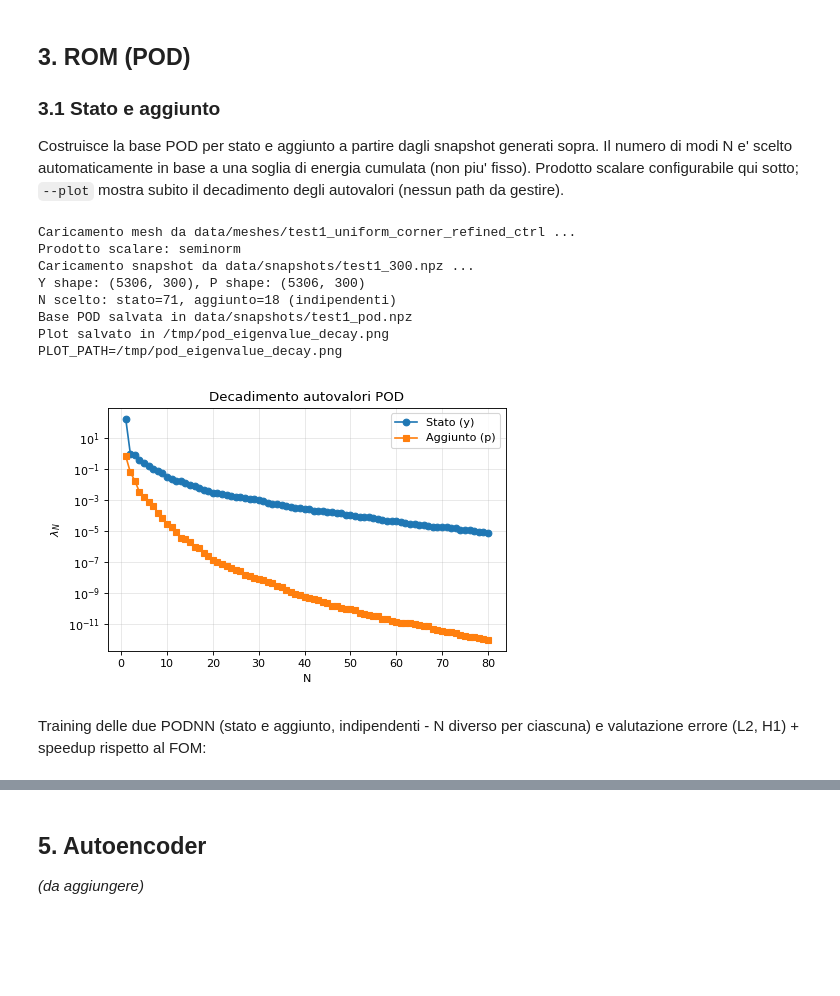
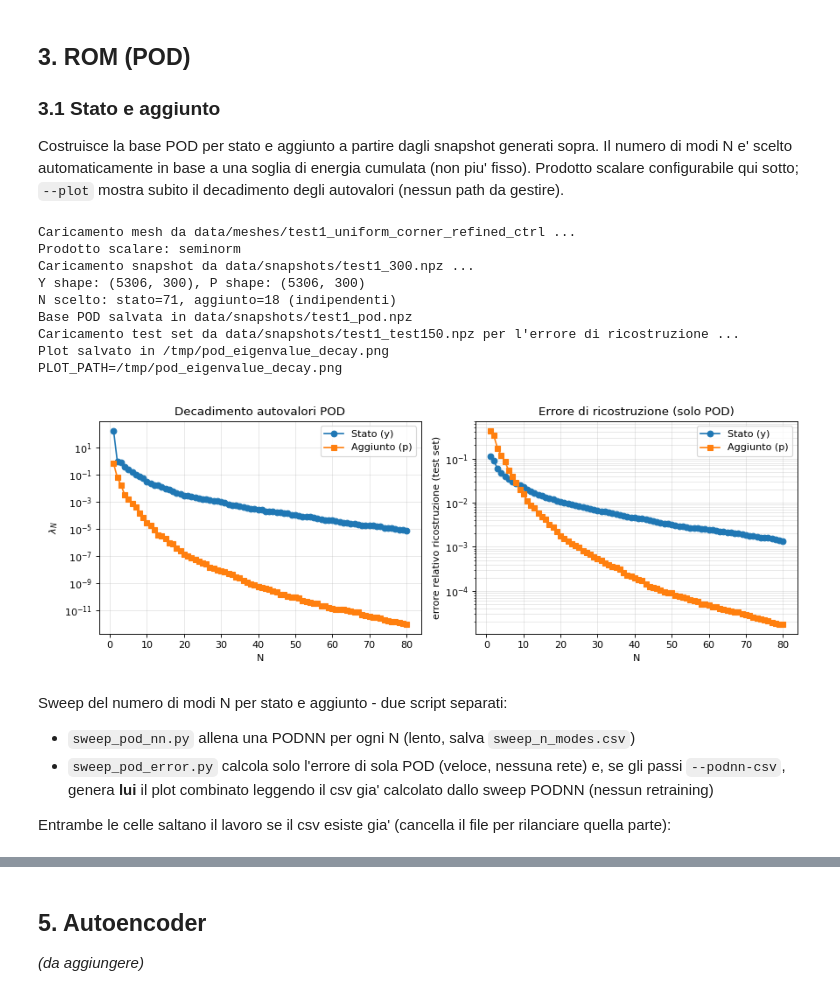
Before and after one commit to roccnroll/vbOCP, a Jupyter notebook: notebooks/run_pipeline_colab.ipynb, the cells around one changed output, grey strips where cells are left out. Drawn from its saved outputs; the diff is of its cells as text; code cells hidden in the pictures; blank space fills up the shorter version.

```diff
--- a/notebooks/run_pipeline_colab.ipynb
+++ b/notebooks/run_pipeline_colab.ipynb
@@ -138,28 +138,39 @@ Costruisce la base POD per stato e aggiunto a partire dagli snapshot generati so
 # %%
 INNER_PRODUCT = 'seminorm'  # 'seminorm' (solo A_diff) o 'full' (A_diff + M_full)
 ENERGY_THRESHOLD = 1-1e-6   # N scelto automaticamente in base a questa soglia
+NORMALIZE_CORRELATION = True  # divide la matrice di correlazione per M (eq. 17 del paper) - non cambia
+                               # la base ne' N scelto, solo la scala di lambda nel plot
 POD_PATH = os.path.join(SNAPSHOTS_DIR, 'test1_pod.npz')
+
+normalize_flag = '' if NORMALIZE_CORRELATION else '--no-normalize-correlation'
 
 !python -m src.rom.train_pod \
     --config {CONFIG_PATH} \
     --snapshots {SNAPSHOTS_PATH} \
+    --test-snapshots {TEST_SNAPSHOTS_PATH} \
     --inner-product {INNER_PRODUCT} \
     --energy-threshold {ENERGY_THRESHOLD} \
+    {normalize_flag} \
     --output {POD_PATH} \
     --plot
 
 import tempfile, os as _os
 from IPython.display import Image
 Image(_os.path.join(tempfile.gettempdir(), 'pod_eigenvalue_decay.png'))
 # %% [output]
 Caricamento mesh da data/meshes/test1_uniform_corner_refined_ctrl ...
 Prodotto scalare: seminorm
 Caricamento snapshot da data/snapshots/test1_300.npz ...
 Y shape: (5306, 300), P shape: (5306, 300)
 N scelto: stato=71, aggiunto=18 (indipendenti)
 Base POD salvata in data/snapshots/test1_pod.npz
+Caricamento test set da data/snapshots/test1_test150.npz per l'errore di ricostruzione ...
 Plot salvato in /tmp/pod_eigenvalue_decay.png
 PLOT_PATH=/tmp/pod_eigenvalue_decay.png
-[figure, old version]
+[figure, new version]
 # %% [markdown]
-Training delle due PODNN (stato e aggiunto, indipendenti - N diverso per ciascuna) e valutazione errore (L2, H1) + speedup rispetto al FOM:
+Sweep del numero di modi N per stato e aggiunto - due script separati:
+- `sweep_pod_nn.py` allena una PODNN per ogni N (lento, salva `sweep_n_modes.csv`)
+- `sweep_pod_error.py` calcola solo l'errore di sola POD (veloce, nessuna rete) e, se gli passi `--podnn-csv`, genera **lui** il plot combinato leggendo il csv gia' calcolato dallo sweep PODNN (nessun retraining)
+
+Entrambe le celle saltano il lavoro se il csv esiste gia' (cancella il file per rilanciare quella parte):
```
Also changed, not shown: parts of 19 cells of this notebook, 9 other files.
